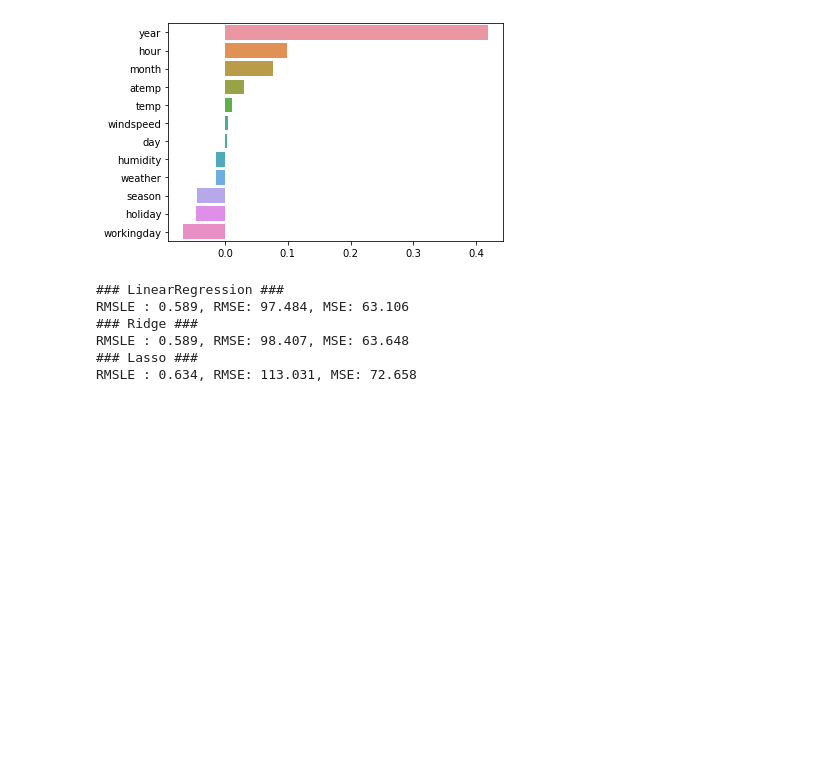
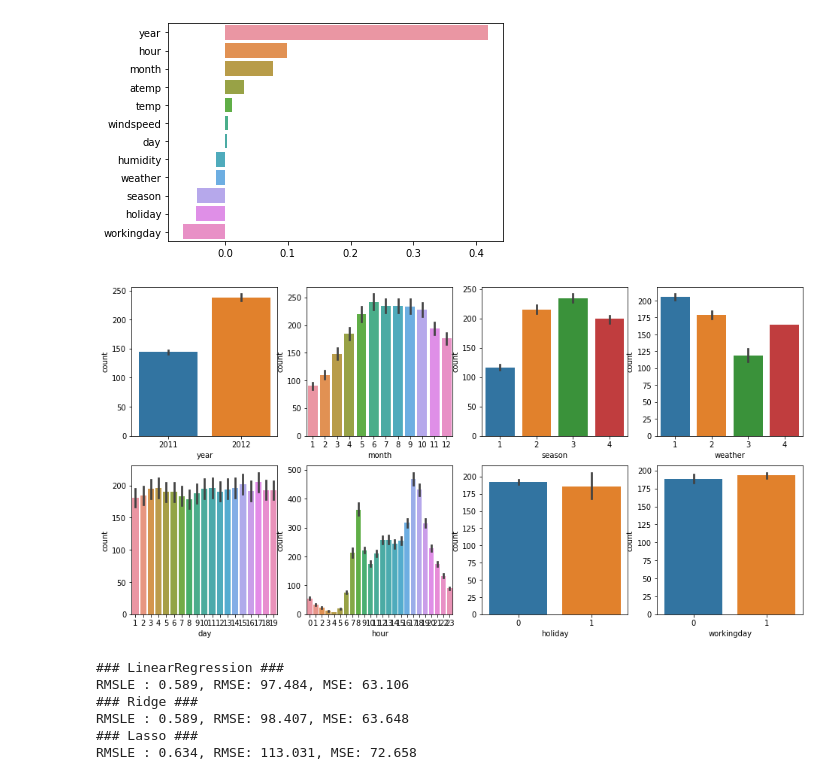
Before and after one commit to AAJJYY/workspace, a Jupyter notebook: 10-17/bike_sharing_demand.ipynb, the cells around one changed output. Drawn from its saved outputs; the diff is of its cells as text; code cells hidden in the pictures; blank space fills up the shorter version.

```diff
--- a/10-17/bike_sharing_demand.ipynb
+++ b/10-17/bike_sharing_demand.ipynb
@@ -45,10 +45,3 @@ bike_df.head(3)
 | 0 | 2011-01-01 00:00:00 | 1 | 0 | 0 | 1 | 9.84 | 14.395 | 81 | 0.0 | 3 | ... |
 | 1 | 2011-01-01 01:00:00 | 1 | 0 | 0 | 1 | 9.02 | 13.635 | 80 | 0.0 | 8 | ... |
 | 2 | 2011-01-01 02:00:00 | 1 | 0 | 0 | 1 | 9.02 | 13.635 | 80 | 0.0 | 5 | ... |
-# %%
-bike_df['datetime']=bike_df.datetime.apply(pd.to_datetime)
-bike_df['year']=bike_df.datetime.apply(lambda x : x.year)
-bike_df['month']=bike_df.datetime.apply(lambda x : x.month)
-bike_df['day']=bike_df.datetime.apply(lambda x : x.day)
-bike_df['hour']=bike_df.datetime.apply(lambda x : x.hour)
-bike_df.head(3)
@@ -143,6 +131,15 @@ sns.barplot(x=coef_sort.values, y=coef_sort.index)
 # %% [output]
 <AxesSubplot:>
 [figure]
+# %%
+fig, axs= plt.subplots(figsize=(16,8),ncols=4,nrows=2)
+cat_features=['year','month','season','weather','day','hour','holiday','workingday']
+for i,feature in enumerate(cat_features):
+    row = int(i/4)
+    col = i%4
+    sns.barplot(x=feature, y='count',data=bike_df,ax=axs[row][col])
+# %% [output]
+[figure, added]
 # %%
 # 'year','month','hour','season','weather' feature들을 One Hot Encoding
 X_features_ohe = pd.get_dummies(X_features, columns=['year','month','hour', 'holiday',
```
Also changed, not shown: parts of 2 cells of this notebook.
